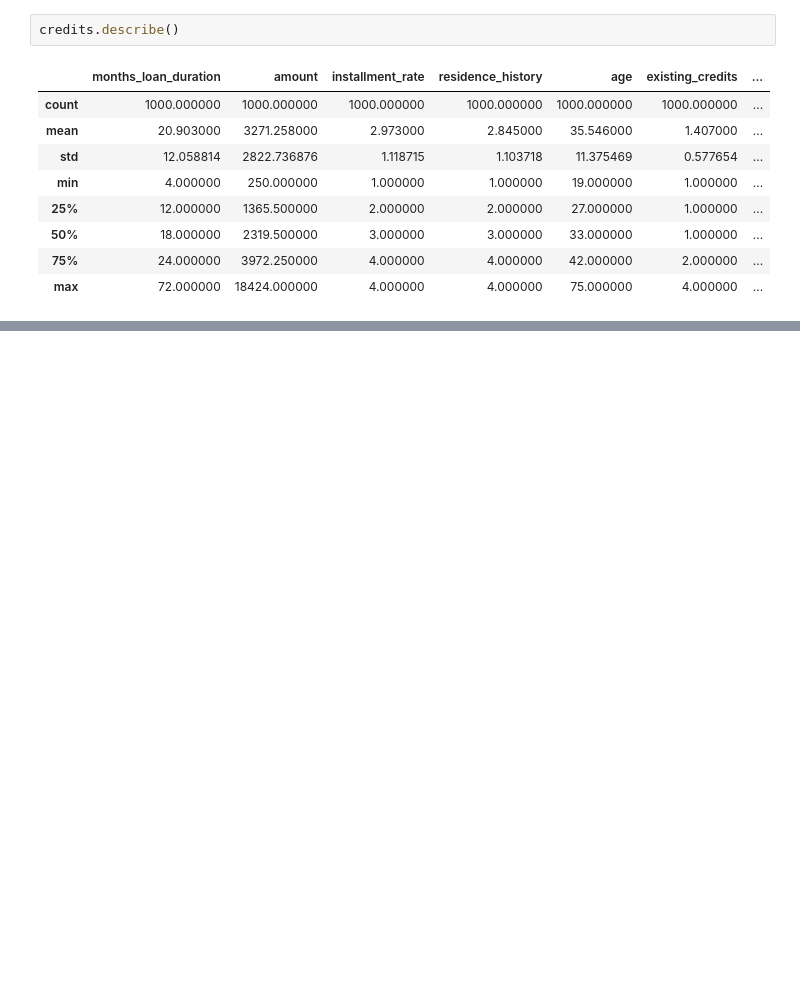
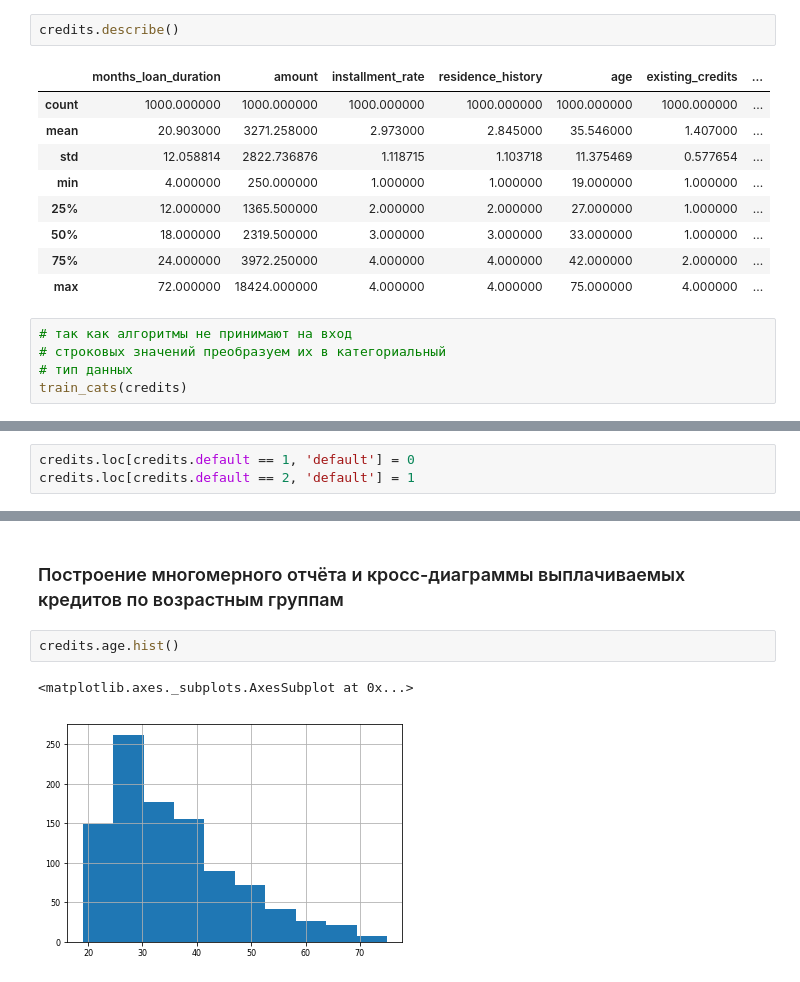
Before and after one commit to ademyanchuk/data_analys_labs, a Jupyter notebook: Lab3.ipynb, the cells around one changed output, grey strips where cells are left out. Drawn from its saved outputs; the diff is of its cells as text; blank space fills up the shorter version.

```diff
--- a/Lab3.ipynb
+++ b/Lab3.ipynb
@@ -129,3 +170,8 @@ credits.describe()
 | 50% | 18.000000 | 2319.500000 | 3.000000 | 3.000000 | 33.000000 | 1.000000 | ... |
 | 75% | 24.000000 | 3972.250000 | 4.000000 | 4.000000 | 42.000000 | 2.000000 | ... |
 | max | 72.000000 | 18424.000000 | 4.000000 | 4.000000 | 75.000000 | 4.000000 | ... |
+# %%
+# так как алгоритмы не принимают на вход
+# строковых значений преобразуем их в категориальный
+# тип данных
+train_cats(credits)
@@ -131,0 +202,3 @@ credits.describe()
+# %%
+credits.loc[credits.default == 1, 'default'] = 0
+credits.loc[credits.default == 2, 'default'] = 1
@@ -131,0 +344,7 @@ credits.describe()
+# %% [markdown]
+### Построение многомерного отчёта и кросс-диаграммы выплачиваемых кредитов по возрастным группам
+# %%
+credits.age.hist()
+# %% [output]
+<matplotlib.axes._subplots.AxesSubplot at 0x...>
+[figure, added]
```
Also changed, not shown: parts of 67 cells of this notebook.
